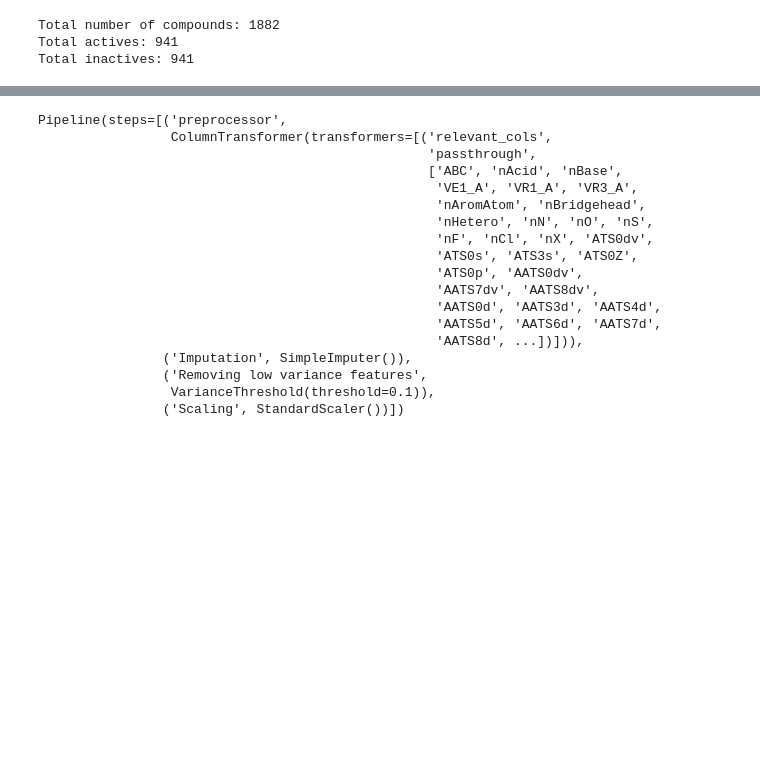
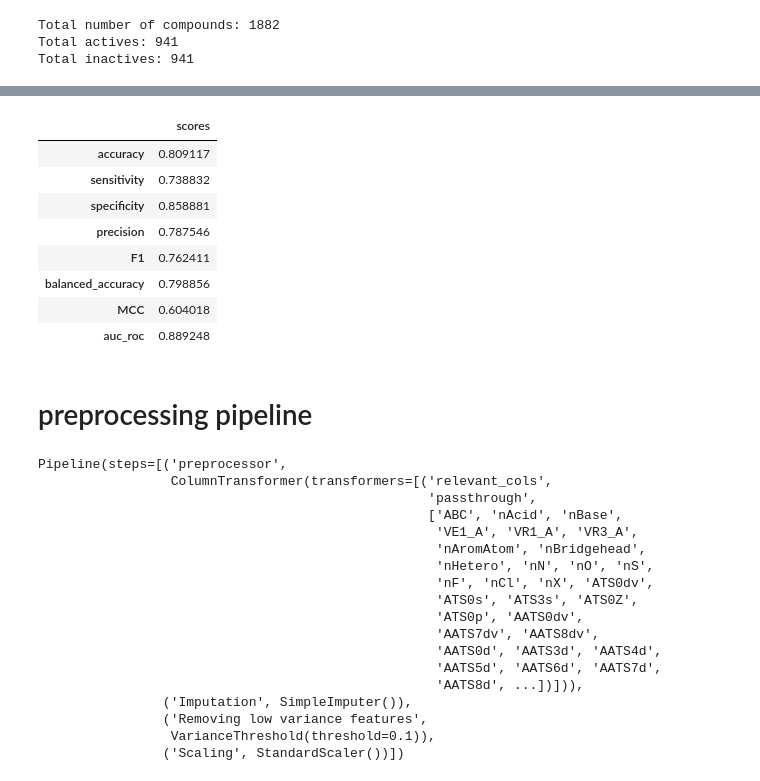
Before and after one commit to EugeneLamptey/VP16, a Jupyter notebook: feature_engineering_with_mordred.ipynb, the cells around one changed output, grey strips where cells are left out. Saved outputs shown, nothing was run; the diff lists cells and outputs as text; code cells hidden in the pictures; blank space fills up the shorter version.

```diff
--- a/feature_engineering_with_mordred.ipynb
+++ b/feature_engineering_with_mordred.ipynb
@@ -487,0 +458,13 @@ plt.show()
+# %%
+from sklearn.model_selection import GridSearchCV
+
+estimator = RandomForestClassifier(random_state = 42)
+params_grid = {
+    "n_estimators": [100,300,500,700,1000],
+    "criterion": ["gini", "entropy", "log_loss"],
+    "max_features": ["sqrt", "log2", None]
+
+}
+
+g_search = GridSearchCV(estimator, params_grid, cv = 5)
+g_search.fit(X_resampled, y_resampled)
@@ -512,5 +522,0 @@ def standardized_similarity(X_tain, X_test):
-# %%
-#preprocessing our test data
-X_test = pd.DataFrame(preprocessor.transform(X_test), columns = X_test.columns)
-X_test = X_test[col_names].copy()
-X_test
@@ -624,3 +552,17 @@ array([], dtype=bool)
+# %%
+evaluate(X_stest, y_test, rfc)
+# %% [output]
+|  | scores |
+| accuracy | 0.809117 |
+| sensitivity | 0.738832 |
+| specificity | 0.858881 |
+| precision | 0.787546 |
+| F1 | 0.762411 |
+| balanced_accuracy | 0.798856 |
+| MCC | 0.604018 |
+| auc_roc | 0.889248 |
+# %% [markdown]
+# preprocessing pipeline
 # %%
 #Splitting our data into train and test data using train_test_split module
 
```
Also changed, not shown: parts of 33 cells of this notebook.
